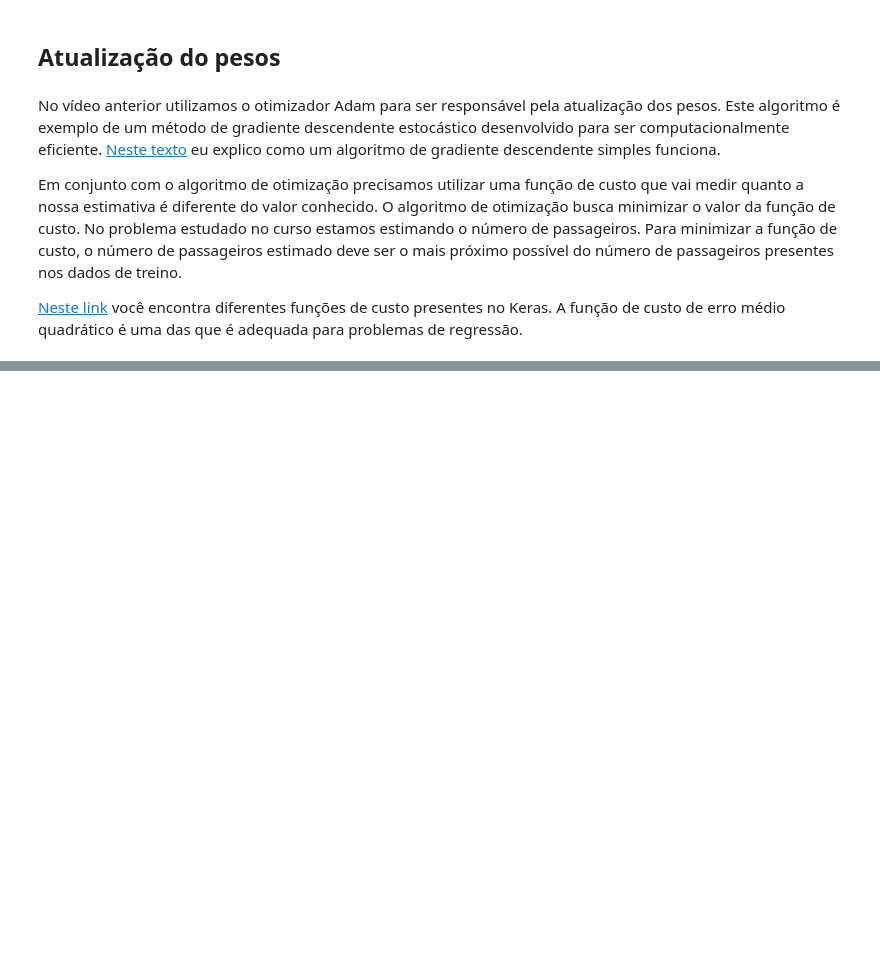
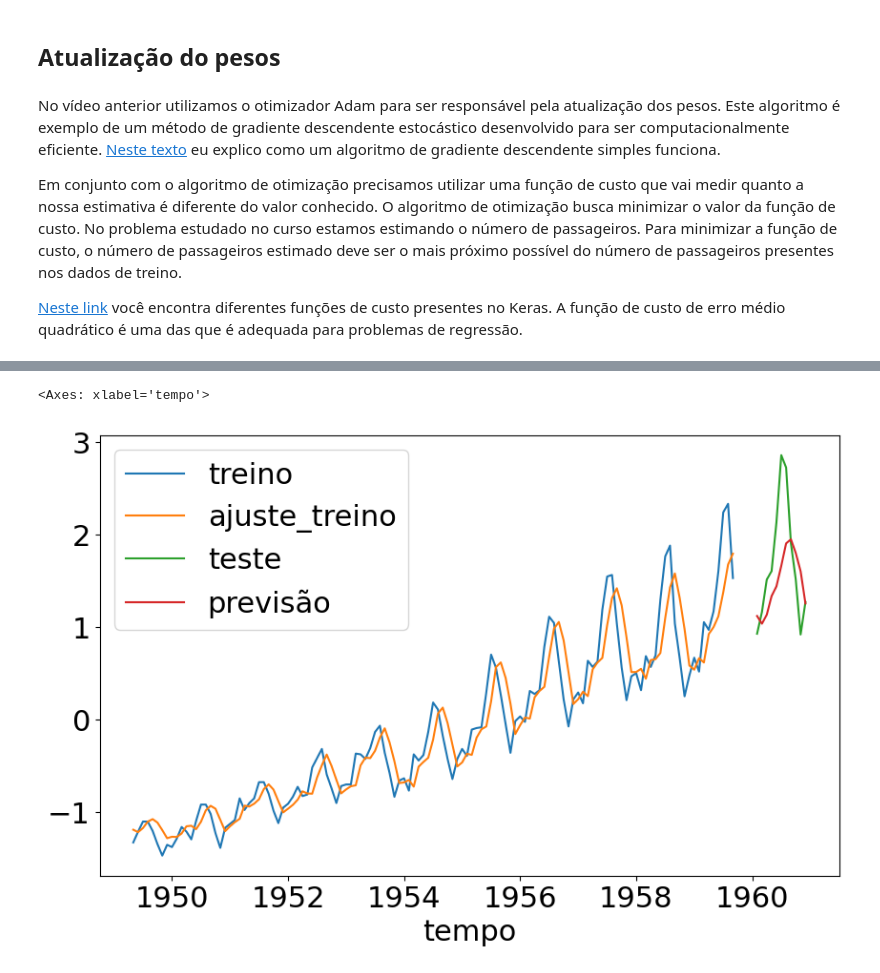
Before and after one commit to C3P0gan/Tutorials, a Jupyter notebook: Alura/Formacao_Machine_Learning_Avancada/Deep_Learning_Previsao_com_Keras/previsao.ipynb, the cells around one changed output, grey strips where cells are left out. Drawn from its saved outputs; the diff is of its cells as text; code cells hidden in the pictures; blank space fills up the shorter version.

```diff
--- a/Alura/Formacao_Machine_Learning_Avancada/Deep_Learning_Previsao_com_Keras/previsao.ipynb
+++ b/Alura/Formacao_Machine_Learning_Avancada/Deep_Learning_Previsao_com_Keras/previsao.ipynb
@@ -211,0 +281,15 @@ Em conjunto com o algoritmo de otimização precisamos utilizar uma função de
+# %%
+x_teste_novo, y_teste_novo = separa_dados(vetor2, 4)
+# %%
+regressor4 = Sequential([
+    Dense(8, input_dim=4, kernel_initializer='ones', activation='linear', use_bias=False),
+    Dense(64, kernel_initializer='random_uniform', activation='sigmoid', use_bias=False),
+    Dense(1, kernel_initializer='random_uniform', activation='linear', use_bias=False)
+])
+
+regressor4.compile(loss='mean_squared_error', optimizer='adam')
+
+regressor4.fit(x_treino_novo, y_treino_novo, epochs=300)
+# %%
+y_predict_novo = regressor4.predict(x_treino_novo)
+y_predict_teste_novo = regressor4.predict(x_teste_novo)
@@ -211,0 +300,11 @@ Em conjunto com o algoritmo de otimização precisamos utilizar uma função de
+# %%
+resultado_treino = pd.DataFrame(y_predict_novo)[0]
+resultado = pd.DataFrame(y_predict_teste_novo)[0]
+# %%
+sns.lineplot(x='tempo', y=y_treino_novo, data=passageiros[4:129], label='treino')
+sns.lineplot(x='tempo', y=resultado_treino.values, data=passageiros[4:129], label='ajuste_treino')
+sns.lineplot(x='tempo', y=y_teste_novo, data=passageiros[133:144], label='teste')
+sns.lineplot(x='tempo', y=resultado.values, data=passageiros[133:144], label='previsão')
+# %% [output]
+<Axes: xlabel='tempo'>
+[figure, added]
```
Also changed, not shown: parts of 25 cells of this notebook.
